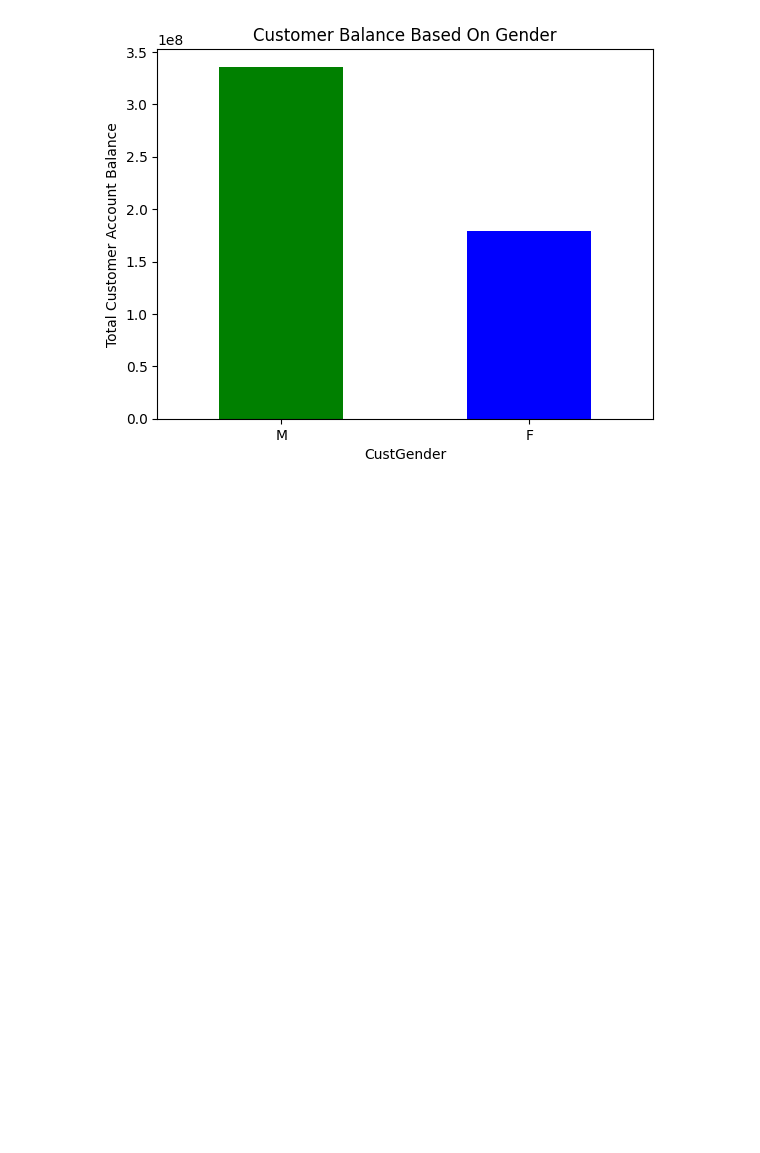
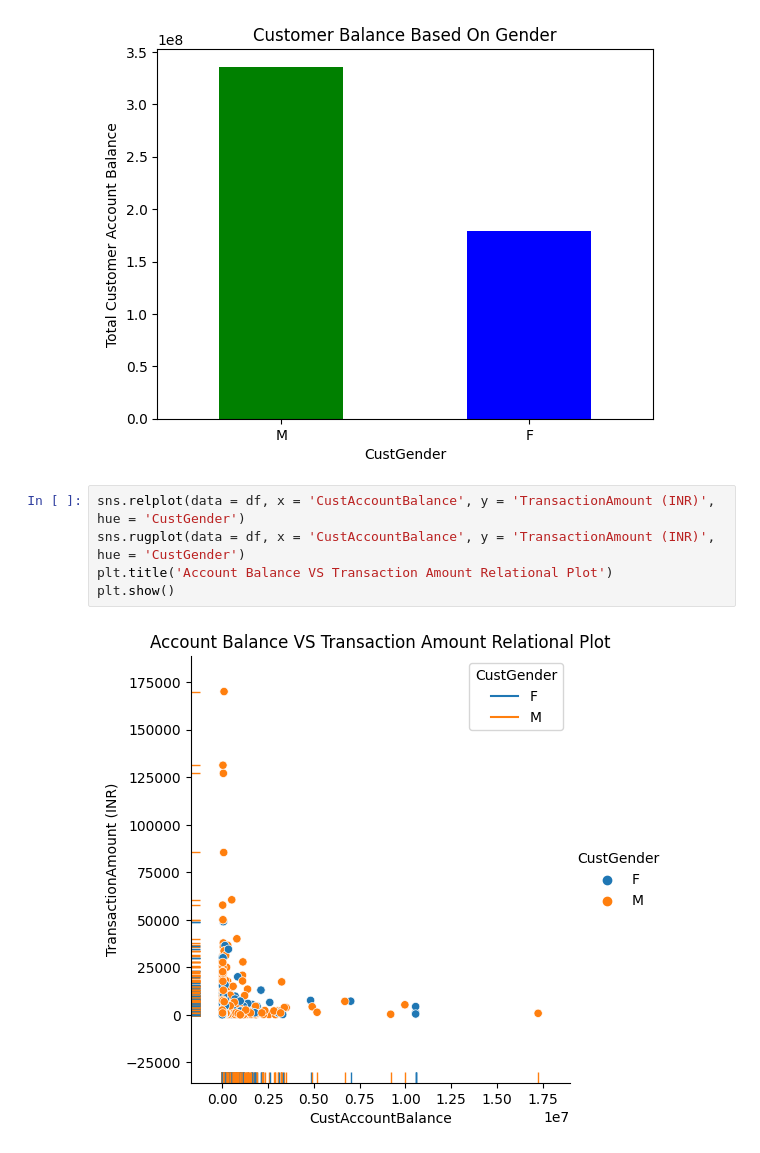
Before and after one commit to danielhermawan02/Bank-Segmentation-Analysis, a Jupyter notebook: EDA.ipynb, the cells around one changed output. Cells and saved outputs as stored; diff of their text form; blank space fills up the shorter version.

```diff
--- a/EDA.ipynb
+++ b/EDA.ipynb
@@ -251,3 +233,10 @@ plt.xticks(rotation = 360)
 plt.show()
 # %% [output]
 [figure]
+# %%
+sns.relplot(data = df, x = 'CustAccountBalance', y = 'TransactionAmount (INR)', hue = 'CustGender')
+sns.rugplot(data = df, x = 'CustAccountBalance', y = 'TransactionAmount (INR)', hue = 'CustGender')
+plt.title('Account Balance VS Transaction Amount Relational Plot')
+plt.show()
+# %% [output]
+[figure, added]
```
Also changed, not shown: parts of 3 cells of this notebook.
